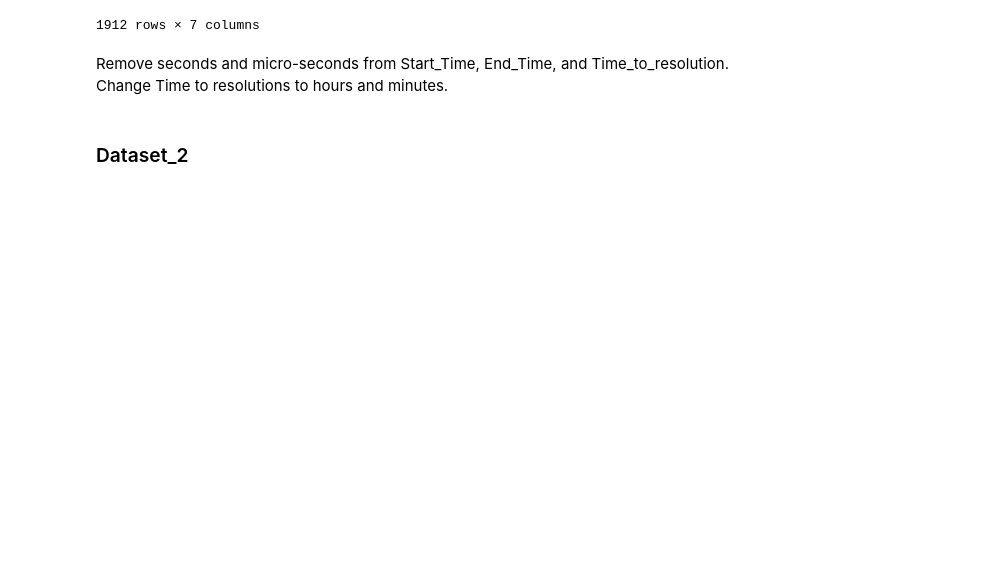
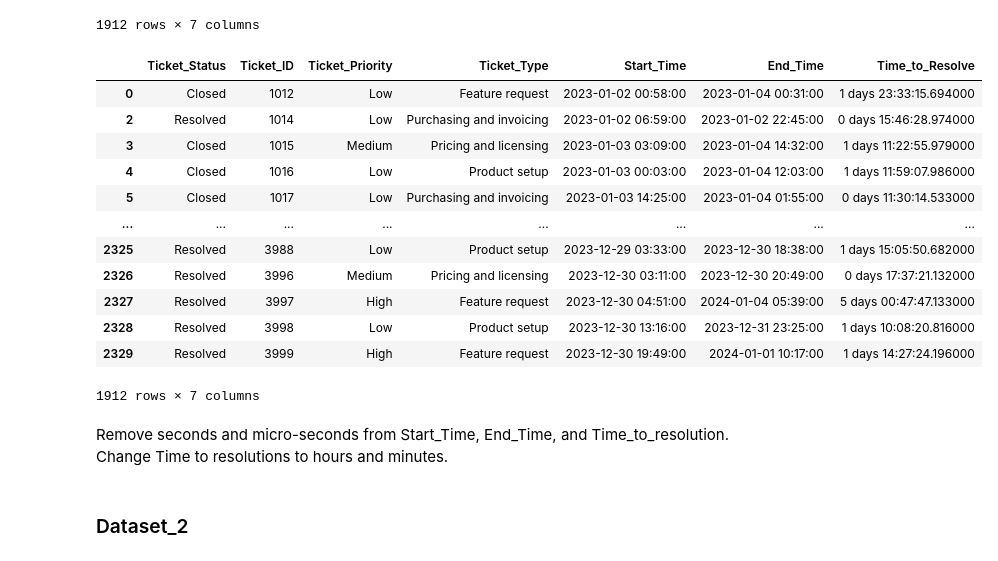
Before and after one commit to stevetech73/Tech_Support_Analysis, a Jupyter notebook: Technical_Support_Analysis.ipynb, the cells around one changed output. Saved outputs shown, nothing was run; the diff lists cells and outputs as text; code cells hidden in the pictures; blank space fills up the shorter version.

Commit message:
more work on datetime columns

```diff
--- a/Technical_Support_Analysis.ipynb
+++ b/Technical_Support_Analysis.ipynb
@@ -159,6 +160,26 @@ dataset_1_info
 | 2328 | Resolved | 3998 | Low | Product setup | 2023-12-30 13:16:56 | 2023-12-31 23:25:16.816 | 1 days 10:08:20.816000 |
 | 2329 | Resolved | 3999 | High | Feature request | 2023-12-30 19:49:51 | 2024-01-01 10:17:15.196 | 1 days 14:27:24.196000 |
 1912 rows × 7 columns
+# %%
+# Remove the seconds and microseconds
+dataset_1_info['Start_Time'] = pd.to_datetime(dataset_1_info['Start_Time']).dt.floor('min')
+dataset_1_info['End_Time'] = pd.to_datetime(dataset_1_info['End_Time']).dt.floor('min')
+# dataset_1_info['Time_to_Resolve'] = pd.to_datetime(dataset_1_info['Time_to_Resolve']).dt.floor('min')
+dataset_1_info
+# %% [output]
+|  | Ticket_Status | Ticket_ID | Ticket_Priority | Ticket_Type | Start_Time | End_Time | Time_to_Resolve |
+| 0 | Closed | 1012 | Low | Feature request | 2023-01-02 00:58:00 | 2023-01-04 00:31:00 | 1 days 23:33:15.694000 |
+| 2 | Resolved | 1014 | Low | Purchasing and invoicing | 2023-01-02 06:59:00 | 2023-01-02 22:45:00 | 0 days 15:46:28.974000 |
+| 3 | Closed | 1015 | Medium | Pricing and licensing | 2023-01-03 03:09:00 | 2023-01-04 14:32:00 | 1 days 11:22:55.979000 |
+| 4 | Closed | 1016 | Low | Product setup | 2023-01-03 00:03:00 | 2023-01-04 12:03:00 | 1 days 11:59:07.986000 |
+| 5 | Closed | 1017 | Low | Purchasing and invoicing | 2023-01-03 14:25:00 | 2023-01-04 01:55:00 | 0 days 11:30:14.533000 |
+| ... | ... | ... | ... | ... | ... | ... | ... |
+| 2325 | Resolved | 3988 | Low | Product setup | 2023-12-29 03:33:00 | 2023-12-30 18:38:00 | 1 days 15:05:50.682000 |
+| 2326 | Resolved | 3996 | Medium | Pricing and licensing | 2023-12-30 03:11:00 | 2023-12-30 20:49:00 | 0 days 17:37:21.132000 |
+| 2327 | Resolved | 3997 | High | Feature request | 2023-12-30 04:51:00 | 2024-01-04 05:39:00 | 5 days 00:47:47.133000 |
+| 2328 | Resolved | 3998 | Low | Product setup | 2023-12-30 13:16:00 | 2023-12-31 23:25:00 | 1 days 10:08:20.816000 |
+| 2329 | Resolved | 3999 | High | Feature request | 2023-12-30 19:49:00 | 2024-01-01 10:17:00 | 1 days 14:27:24.196000 |
+1912 rows × 7 columns
 # %% [markdown]
 Remove seconds and micro-seconds from Start_Time, End_Time, and Time_to_resolution.  Change Time to resolutions to hours and minutes.
 # %% [markdown]
```
Also changed, not shown: parts of 1 cell of this notebook.
